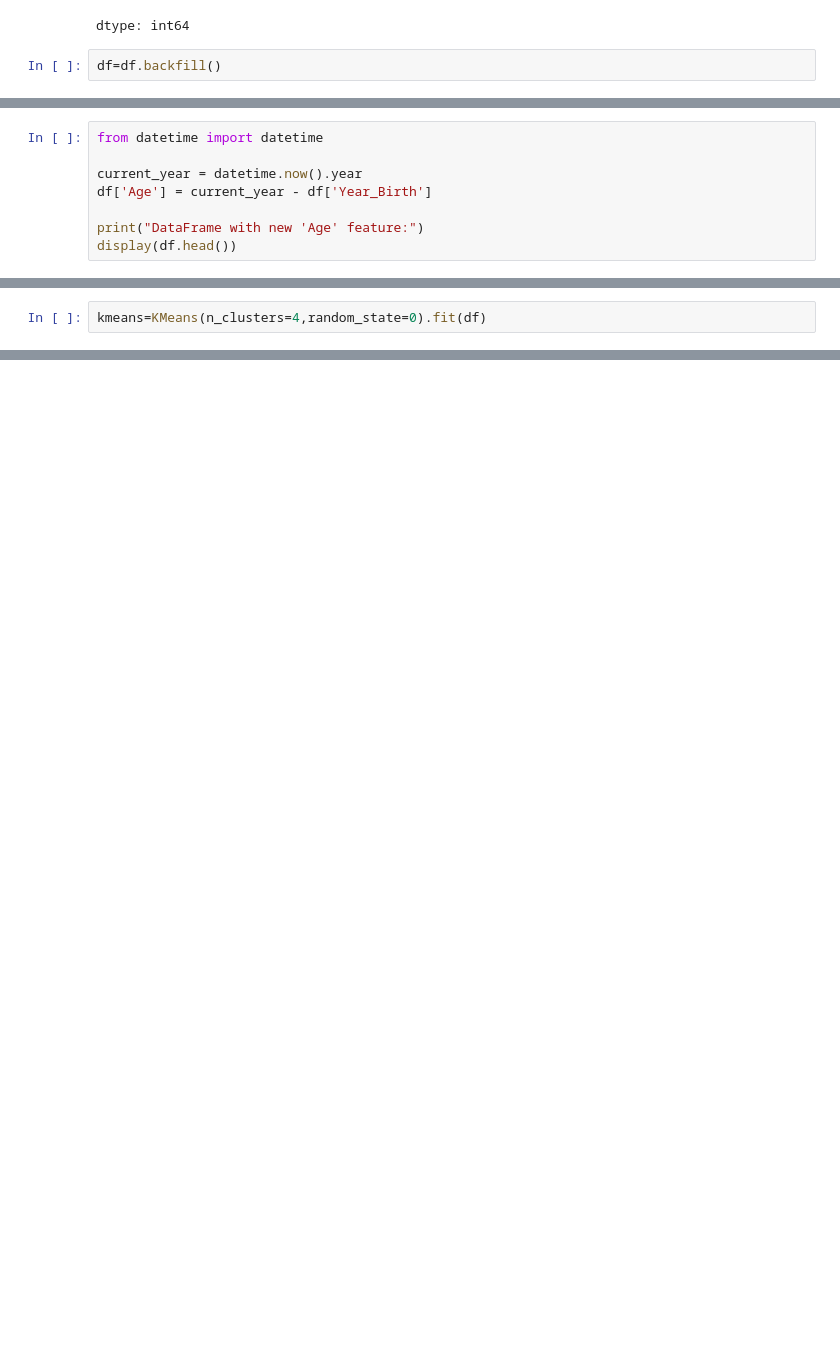
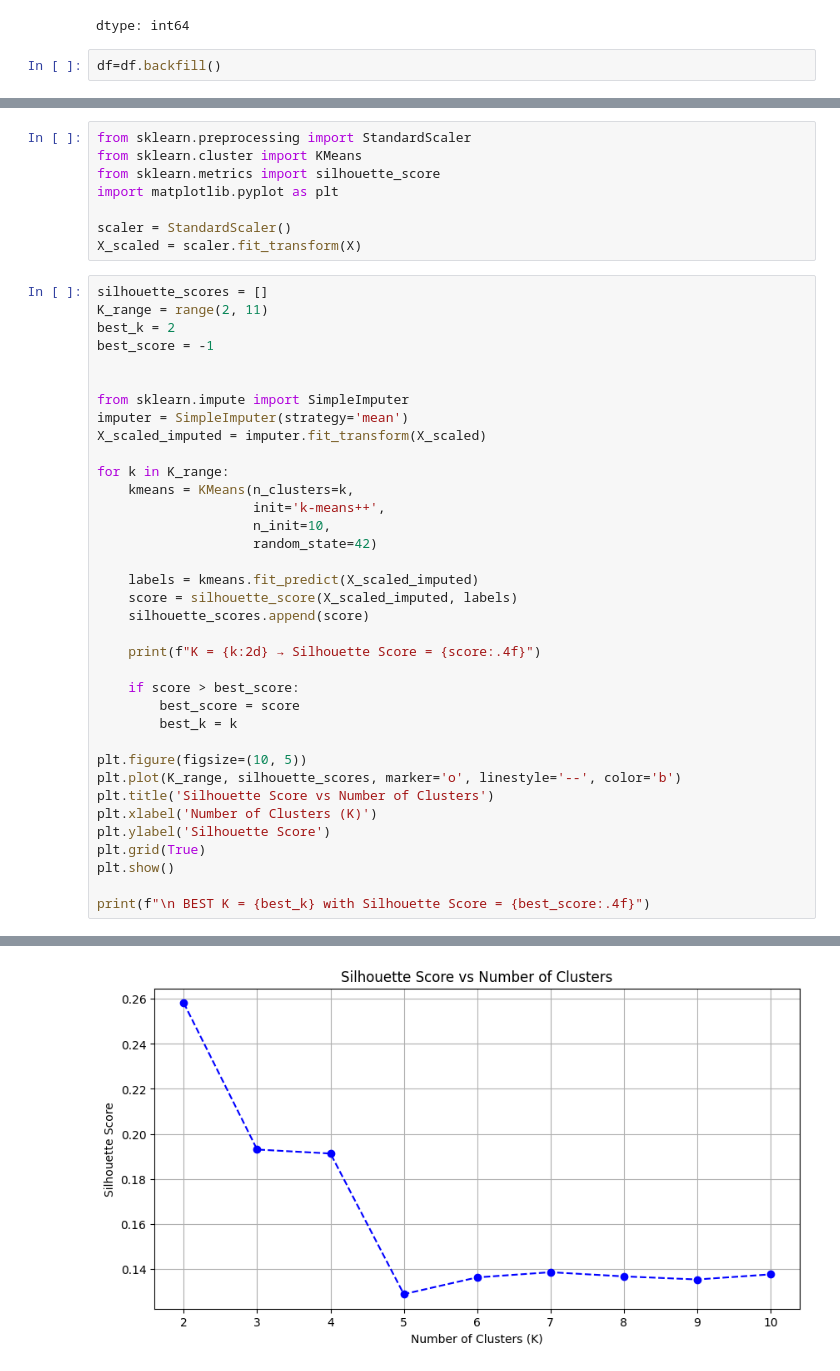
Before and after one commit to Karsuman4298/Machine_learning, a Jupyter notebook: Kmeans_clustering.ipynb, the cells around one changed output, grey strips where cells are left out. Cells and saved outputs as stored; diff of their text form; blank space fills up the shorter version.

```diff
--- a/Kmeans_clustering.ipynb
+++ b/Kmeans_clustering.ipynb
@@ -276,8 +52,0 @@ plt.show()
-# %%
-from datetime import datetime
-
-current_year = datetime.now().year
-df['Age'] = current_year - df['Year_Birth']
-
-print("DataFrame with new 'Age' feature:")
-display(df.head())
@@ -375,2 +94,0 @@ for k in k_range:
-# %%
-kmeans=KMeans(n_clusters=4,random_state=0).fit(df)
@@ -386,0 +95,45 @@ X_embedded.shape
+# %%
+from sklearn.preprocessing import StandardScaler
+from sklearn.cluster import KMeans
+from sklearn.metrics import silhouette_score
+import matplotlib.pyplot as plt
+
+scaler = StandardScaler()
+X_scaled = scaler.fit_transform(X)
+# %%
+silhouette_scores = []
+K_range = range(2, 11)
+best_k = 2
+best_score = -1
+
+
+from sklearn.impute import SimpleImputer
+imputer = SimpleImputer(strategy='mean')
+X_scaled_imputed = imputer.fit_transform(X_scaled)
+
+for k in K_range:
+    kmeans = KMeans(n_clusters=k,
+                    init='k-means++',
+                    n_init=10,
+                    random_state=42)
+
+    labels = kmeans.fit_predict(X_scaled_imputed)
+    score = silhouette_score(X_scaled_imputed, labels)
+    silhouette_scores.append(score)
+
+    print(f"K = {k:2d} → Silhouette Score = {score:.4f}")
+
+    if score > best_score:
+        best_score = score
+        best_k = k
+
+plt.figure(figsize=(10, 5))
+plt.plot(K_range, silhouette_scores, marker='o', linestyle='--', color='b')
+plt.title('Silhouette Score vs Number of Clusters')
+plt.xlabel('Number of Clusters (K)')
+plt.ylabel('Silhouette Score')
+plt.grid(True)
+plt.show()
+
+print(f"\n BEST K = {best_k} with Silhouette Score = {best_score:.4f}")
+# %% [output]
@@ -386,0 +149 @@ X_embedded.shape
+[figure, added]
```
Also changed, not shown: parts of 49 cells of this notebook.
